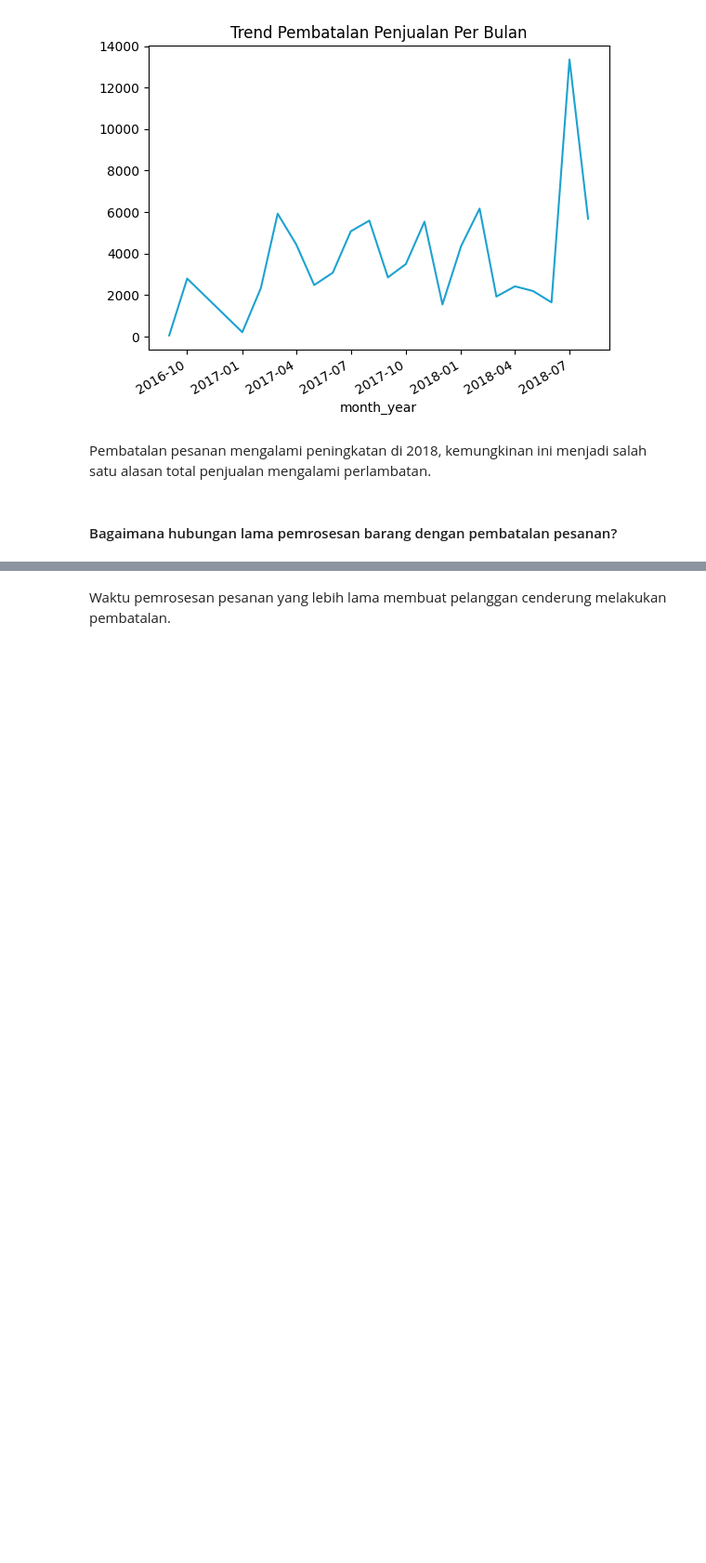
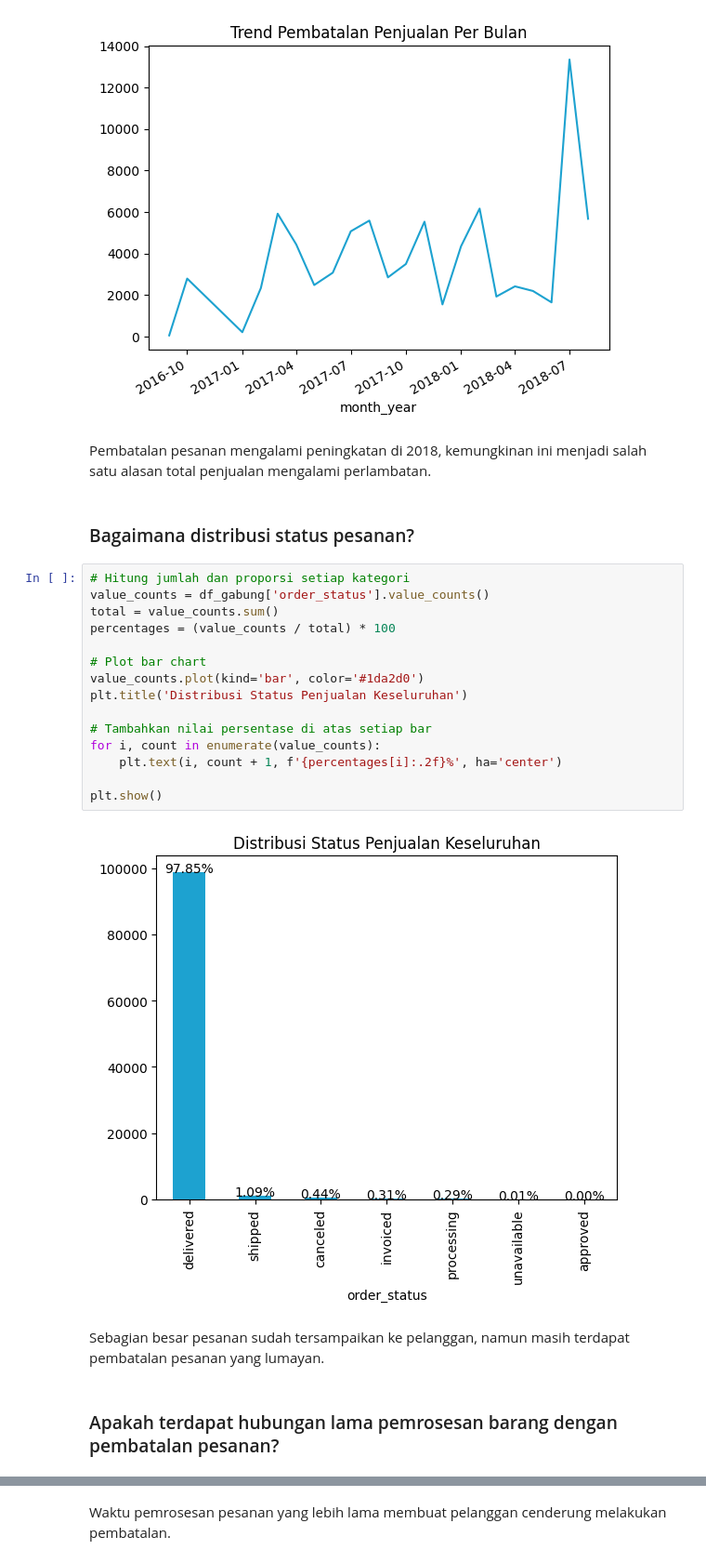
Before and after one commit to robbysoetiawan/e-commerce_dicoding, a Jupyter notebook: Proyek_Analisis_Data.ipynb, the cells around one changed output, grey strips where cells are left out. Shown at 93% size. Saved outputs shown, nothing was run; the diff lists cells and outputs as text; blank space fills up the shorter version.

```diff
--- a/Proyek_Analisis_Data.ipynb
+++ b/Proyek_Analisis_Data.ipynb
@@ -440,6 +475,27 @@ plt.title('Trend Pembatalan Penjualan Per Bulan');
 [figure]
 # %% [markdown]
 Pembatalan pesanan mengalami peningkatan di 2018, kemungkinan ini menjadi salah satu alasan total penjualan mengalami perlambatan.
+# %% [markdown]
+### Bagaimana distribusi status pesanan?
+# %%
+# Hitung jumlah dan proporsi setiap kategori
+value_counts = df_gabung['order_status'].value_counts()
+total = value_counts.sum()
+percentages = (value_counts / total) * 100
+
+# Plot bar chart
+value_counts.plot(kind='bar', color='#1da2d0')
+plt.title('Distribusi Status Penjualan Keseluruhan')
+
+# Tambahkan nilai persentase di atas setiap bar
+for i, count in enumerate(value_counts):
+    plt.text(i, count + 1, f'{percentages[i]:.2f}%', ha='center')
+
+plt.show()
+# %% [output]
+[figure, added]
+# %% [markdown]
+Sebagian besar pesanan sudah tersampaikan ke pelanggan, namun masih terdapat pembatalan pesanan yang lumayan.
 # %% [markdown]
-#### Bagaimana hubungan lama pemrosesan barang dengan pembatalan pesanan?
+### Apakah terdapat hubungan lama pemrosesan barang dengan pembatalan pesanan?
 # %%
```
Also changed, not shown: parts of 74 cells of this notebook, 8 other files.
